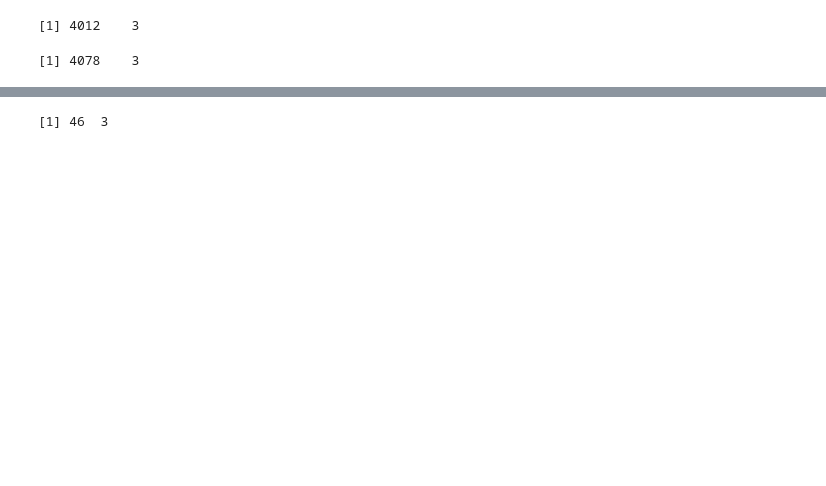
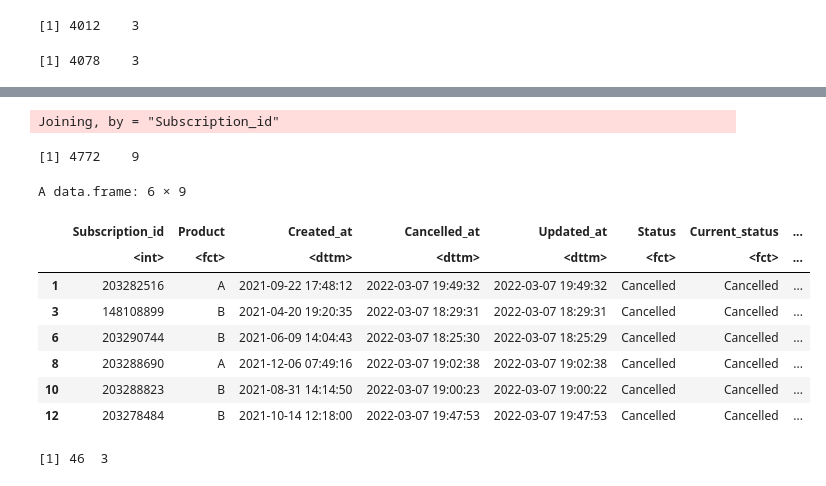
Before and after one commit to almedida/new_analysis_pendulum, a Jupyter notebook: new_analysis_pendulum.ipynb, the cells around one changed output, grey strips where cells are left out. Drawn from its saved outputs; the diff is of its cells as text; code cells hidden in the pictures; blank space fills up the shorter version.

```diff
--- a/new_analysis_pendulum.ipynb
+++ b/new_analysis_pendulum.ipynb
@@ -923,3 +919,8 @@ all_cancelled_subs <- data_df %>% filter(!str_detect(combine_status_cur, "Active
 dim(all_cancelled_subs)
 # %% [output]
 [1] 4078    3
+# %%
+new_all_cancelled_subs <- all_cancelled_subs
+new_all_cancelled_subs[c(1,3)] <- list(NULL)
+new_all_cancelled_subs$Subscription_id  <- new_all_cancelled_subs$Subscription_id %>% as.integer()
+head(new_all_cancelled_subs)
@@ -926 +937,19 @@ dim(all_cancelled_subs)
+# %%
+new_all_cancelled_subs <- new_all_cancelled_subs %>% inner_join(subscription_df)
+
+new_all_cancelled_subs_clean <- subset(new_all_cancelled_subs, !is.na(Cancelled_at))
+dim(new_all_cancelled_subs_clean)
+head(new_all_cancelled_subs_clean)
+# %% [output]
+Joining, by = "Subscription_id"
+[1] 4772    9
+A data.frame: 6 × 9
+|  | Subscription_id | Product | Created_at | Cancelled_at | Updated_at | Status | Current_status | ... |
+|  | <int> | <fct> | <dttm> | <dttm> | <dttm> | <fct> | <fct> | ... |
+| 1 | 203282516 | A | 2021-09-22 17:48:12 | 2022-03-07 19:49:32 | 2022-03-07 19:49:32 | Cancelled | Cancelled | ... |
+| 3 | 148108899 | B | 2021-04-20 19:20:35 | 2022-03-07 18:29:31 | 2022-03-07 18:29:31 | Cancelled | Cancelled | ... |
+| 6 | 203290744 | B | 2021-06-09 14:04:43 | 2022-03-07 18:25:30 | 2022-03-07 18:25:29 | Cancelled | Cancelled | ... |
+| 8 | 203288690 | A | 2021-12-06 07:49:16 | 2022-03-07 19:02:38 | 2022-03-07 19:02:38 | Cancelled | Cancelled | ... |
+| 10 | 203288823 | B | 2021-08-31 14:14:50 | 2022-03-07 19:00:23 | 2022-03-07 19:00:22 | Cancelled | Cancelled | ... |
+| 12 | 203278484 | B | 2021-10-14 12:18:00 | 2022-03-07 19:47:53 | 2022-03-07 19:47:53 | Cancelled | Cancelled | ... |
 # %%
```
Also changed, not shown: parts of 50 cells of this notebook.
